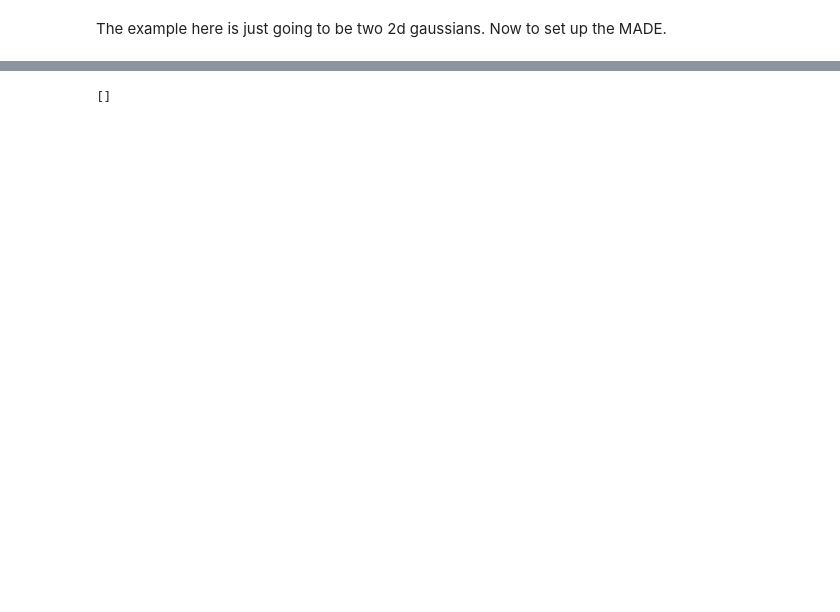
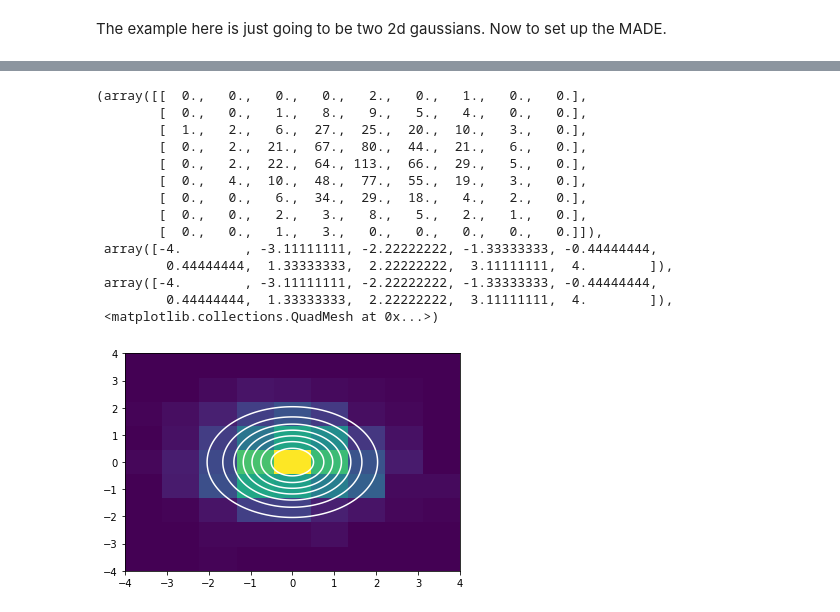
Before and after one commit to SBU-EVAN/jupyter-notebooks, a Jupyter notebook: tensorflow.ipynb, the cells around one changed output, grey strips where cells are left out. Drawn from its saved outputs; the diff is of its cells as text; code cells hidden in the pictures; blank space fills up the shorter version.

```diff
--- a/tensorflow.ipynb
+++ b/tensorflow.ipynb
@@ -102,3 +136,26 @@ Looks pretty Gausian! Lets analyze the model a bit. I would like to plot the los
 # %%
+from scipy.stats import multivariate_normal
+
+dist_x, dist_y = np.mgrid[-4:4:.01, -4:4:.01]
+pos = np.dstack((dist_x, dist_y))
+rv = multivariate_normal([0., 0.], [[1.0, 0.], [0., 1.0]])
+fig2 = plt.figure()
+ax2 = fig2.add_subplot(111)
+ax2.contour(dist_x, dist_y, rv.pdf(pos),colors='w')
+ax2.hist2d(x,y,bins=[np.linspace(-4,4,10),np.linspace(-4,4,10)])
 # %% [output]
-[]
+(array([[  0.,   0.,   0.,   0.,   2.,   0.,   1.,   0.,   0.],
+        [  0.,   0.,   1.,   8.,   9.,   5.,   4.,   0.,   0.],
+        [  1.,   2.,   6.,  27.,  25.,  20.,  10.,   3.,   0.],
+        [  0.,   2.,  21.,  67.,  80.,  44.,  21.,   6.,   0.],
+        [  0.,   2.,  22.,  64., 113.,  66.,  29.,   5.,   0.],
+        [  0.,   4.,  10.,  48.,  77.,  55.,  19.,   3.,   0.],
+        [  0.,   0.,   6.,  34.,  29.,  18.,   4.,   2.,   0.],
+        [  0.,   0.,   2.,   3.,   8.,   5.,   2.,   1.,   0.],
+        [  0.,   0.,   1.,   3.,   0.,   0.,   0.,   0.,   0.]]),
+ array([-4.        , -3.11111111, -2.22222222, -1.33333333, -0.44444444,
+         0.44444444,  1.33333333,  2.22222222,  3.11111111,  4.        ]),
+ array([-4.        , -3.11111111, -2.22222222, -1.33333333, -0.44444444,
+         0.44444444,  1.33333333,  2.22222222,  3.11111111,  4.        ]),
+ <matplotlib.collections.QuadMesh at 0x...>)
+[figure, added]
```
Also changed, not shown: parts of 7 cells of this notebook.
